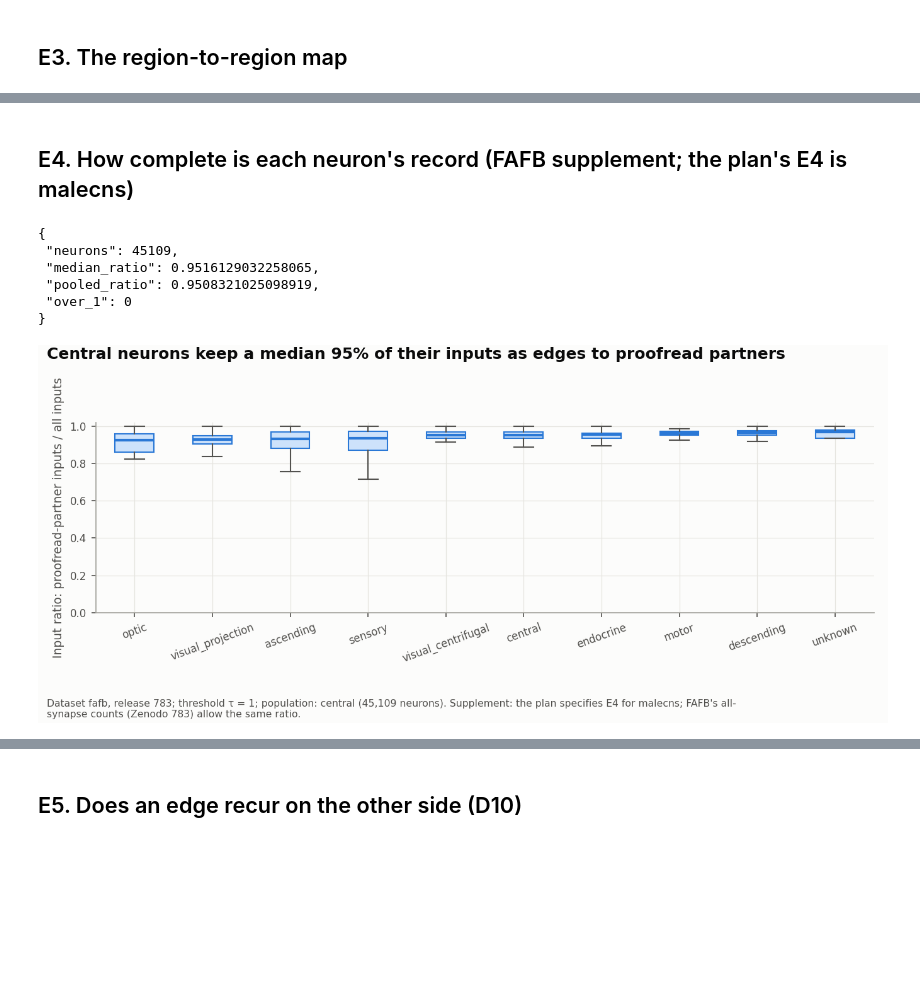
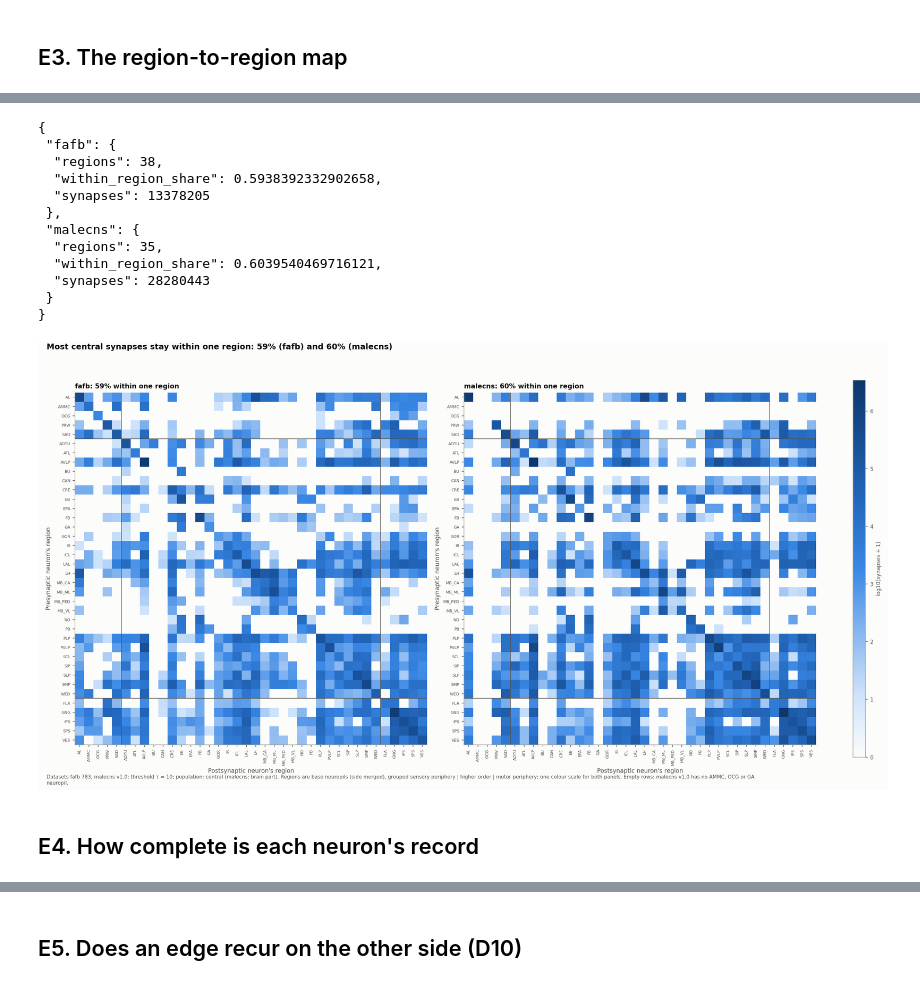
Before and after one commit to teyerci/p5-pu-wiring, a Jupyter notebook: notebooks/eda_E.ipynb, the cells around one changed output, grey strips where cells are left out. Cells and saved outputs as stored; diff of their text form; code cells hidden in the pictures; blank space fills up the shorter version.

```diff
--- a/notebooks/eda_E.ipynb
+++ b/notebooks/eda_E.ipynb
@@ -81,16 +101,18 @@ for p in paths:
+# %%
+show('E3', F.fig_e3({'fafb': ('783', fafb[0], fafb[1]), 'malecns': ('v1.0', mal[0], mal[1])}));
+# %% [output]
+{
+ "fafb": {
+  "regions": 38,
+  "within_region_share": 0.5938392332902658,
+  "synapses": 13378205
+ },
+ "malecns": {
+  "regions": 35,
+  "within_region_share": 0.6039540469716121,
+  "synapses": 28280443
+ }
+}
+[figure, added]
 # %% [markdown]
-## E4. How complete is each neuron's record (FAFB supplement; the plan's E4 is malecns)
+## E4. How complete is each neuron's record
-# %%
-paths, st, tabs = F.fig_e4_fafb(neurons, edges, pd.read_feather(raw_file('neuropil_post')))
-STATS['E4'] = st
-print(json.dumps(st, indent=1, default=float))
-for p in paths:
-    display(Image(filename=str(p)))
-# %% [output]
-{
- "neurons": 45109,
- "median_ratio": 0.9516129032258065,
- "pooled_ratio": 0.9508321025098919,
- "over_1": 0
-}
-[figure, removed]
```
Also changed, not shown: parts of 20 cells of this notebook, 23 other files.
